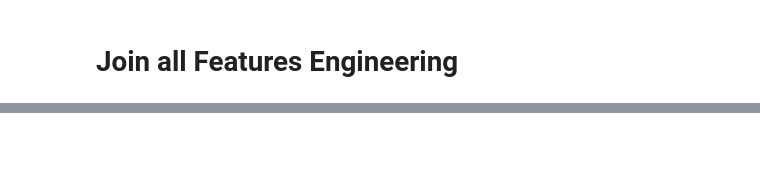
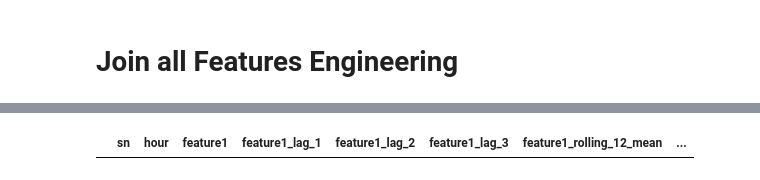
Before and after one commit to GeneSUN/time-series-analysis-toolkit, a Jupyter notebook: Preprocess/TimeSeries_FeatureEngineering.ipynb, the cells around one changed output, grey strips where cells are left out. Cells and saved outputs as stored; diff of their text form; code cells hidden in the pictures; blank space fills up the shorter version.

```diff
--- a/Preprocess/TimeSeries_FeatureEngineering.ipynb
+++ b/Preprocess/TimeSeries_FeatureEngineering.ipynb
@@ -527,0 +704,21 @@ memory usage: 188.8+ KB
+# %%
+
+# 1. Create lag features
+df, lag_feats = create_lag_features(df_cap_hour_pd, lags=[1, 2, 3], target_col="feature1", group_col="sn")
+
+# 2. Create rolling features
+df, roll_feats = create_rolling_features(
+    df, windows=[12, 24], target_col="feature1", agg_funcs=["mean", "std"], group_col="sn"
+)
+
+# 3. Create seasonal rolling features (toy example with period=2)
+df, seasonal_feats = create_seasonal_rolling_features(
+    df, seasonal_periods=[24], windows=[1,2], target_col="feature1", agg_funcs=["mean"], group_col="sn"
+)
+
+# 4. Create EWMA features
+df, ewma_feats = create_ewma_features(df, target_col="feature1", spans=[12, 24], group_col="sn")
+
+df.dropna()
+# %% [output]
+|  | sn | hour | feature1 | feature1_lag_1 | feature1_lag_2 | feature1_lag_3 | feature1_rolling_12_mean | ... |
```
Also changed, not shown: parts of 15 cells of this notebook.
